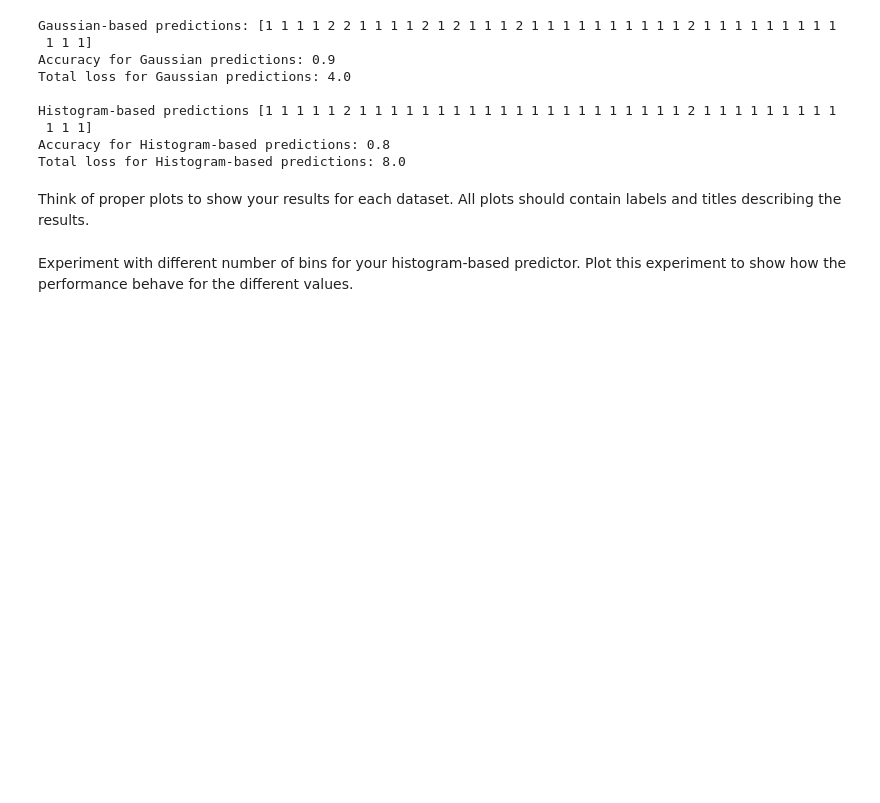
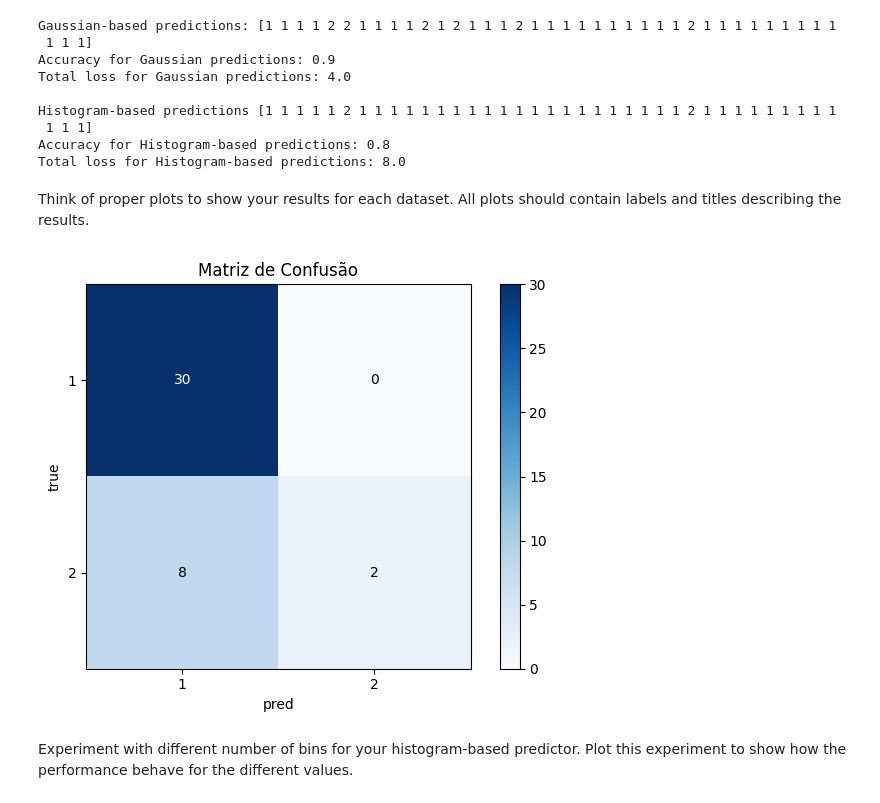
Before and after one commit to gtironi/MachineLearning, a Jupyter notebook: machinelearning.doutorado/density/density_estimation.ipynb, the cells around one changed output. Drawn from its saved outputs; the diff is of its cells as text; code cells hidden in the pictures; blank space fills up the shorter version.

```diff
--- a/machinelearning.doutorado/density/density_estimation.ipynb
+++ b/machinelearning.doutorado/density/density_estimation.ipynb
@@ -316,6 +379,39 @@ Accuracy for Histogram-based predictions: 0.8
 Total loss for Histogram-based predictions: 8.0
 # %% [markdown]
 Think of proper plots to show your results for each dataset. All plots should contain labels and titles describing the results.
+# %%
+def confusion_matrix_custom(y_true, y_pred):
+    labels = np.unique(np.concatenate((y_true, y_pred)))
+    cm = np.zeros((len(labels), len(labels)), dtype=int)
+
+    for t, p in zip(y_true, y_pred):
+        i, j = np.where(labels == t)[0][0], np.where(labels == p)[0][0]
+        cm[i, j] += 1
+
+    return cm, labels
+
+def plot_confusion_matrix(cm, labels):
+    fig, ax = plt.subplots()
+    im = ax.imshow(cm, cmap='Blues')
+
+    ax.set(xticks=np.arange(len(labels)), yticks=np.arange(len(labels)),
+           xticklabels=labels, yticklabels=labels,
+           xlabel="pred", ylabel="true", title="Matriz de Confusão")
+
+    for i in range(len(labels)):
+        for j in range(len(labels)):
+            ax.text(j, i, cm[i, j],
+                    ha="center", va="center",
+                    color="white" if cm[i, j] > cm.max() / 2 else "black")
+
+    fig.colorbar(im)
+    plt.tight_layout()
+    plt.show()
+
+cm, labels = confusion_matrix_custom(y2_test, predictions_hist)
+plot_confusion_matrix(cm, labels)
+# %% [output]
+[figure, added]
 # %% [markdown]
 Experiment with different number of bins for your histogram-based predictor. Plot this experiment to show how the performance behave for the different values.
 # %%
```
Also changed, not shown: parts of 4 cells of this notebook, 5 other files.
